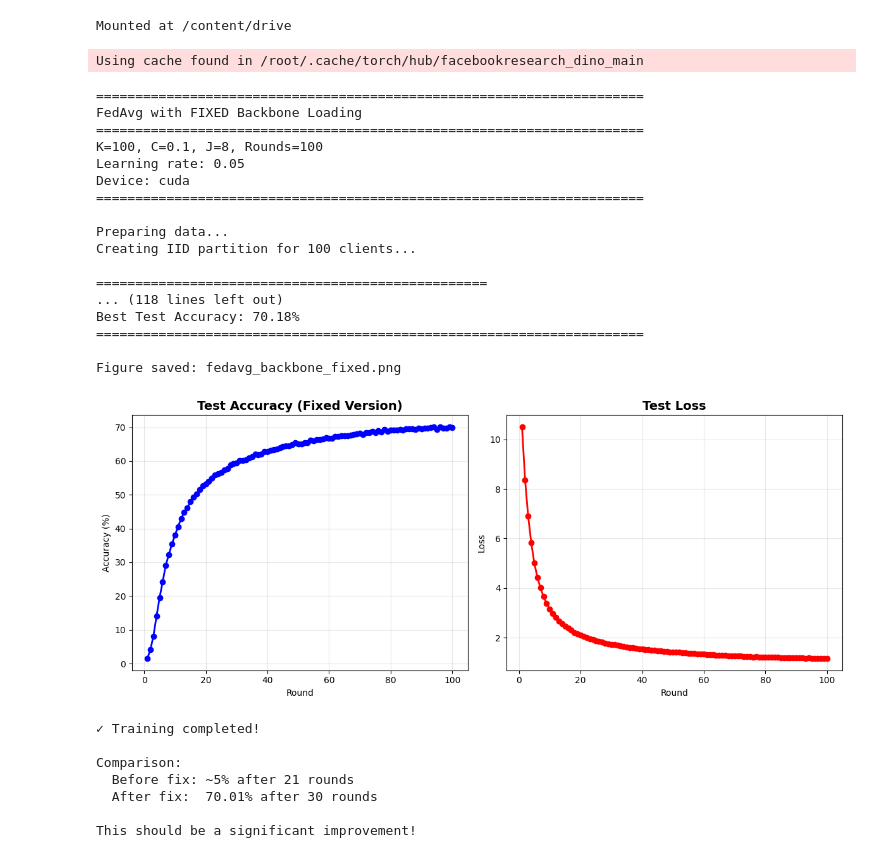
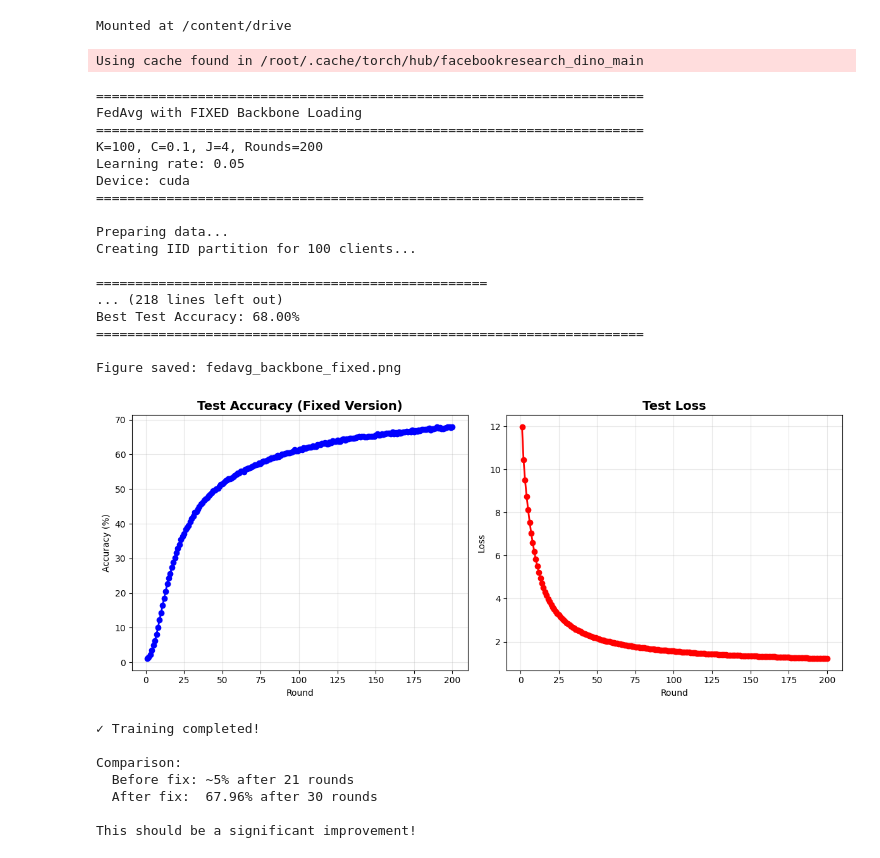
Before and after one commit to ILoveCoder999/FederatedLearning, a Jupyter notebook: fed_avg.ipynb, the cells around one changed output. Cells and saved outputs as stored; diff of their text form; code cells hidden in the pictures.

```diff
--- a/fed_avg.ipynb
+++ b/fed_avg.ipynb
@@ -284,43 +284,43 @@ def run_fedavg_fixed(K=100, C=0.1, J=8, rounds=100, lr=0.05):
 
 if __name__ == "__main__":
 
     history, model = run_fedavg_fixed(
         K=100,
         C=0.1,
-        J=8,
-        rounds=100,
+        J=4,
+        rounds=200,
         lr=0.05
     )
 
     print("\n✓ Training completed!")
     print("\nComparison:")
     print("  Before fix: ~5% after 21 rounds")
     print(f"  After fix:  {history['accuracy'][-1]:.2f}% after 30 rounds")
     print("\nThis should be a significant improvement!")
 # %% [output]
 Using cache found in /root/.cache/torch/hub/facebookresearch_dino_main
 ======================================================================
 FedAvg with FIXED Backbone Loading
 ======================================================================
-K=100, C=0.1, J=8, Rounds=100
+K=100, C=0.1, J=4, Rounds=200
 Learning rate: 0.05
 Device: cuda
 ======================================================================
 
 Preparing data...
 Creating IID partition for 100 clients...
 
 ==================================================
-... (118 lines left out)
-Best Test Accuracy: 70.18%
+... (218 lines left out)
+Best Test Accuracy: 68.00%
 ======================================================================
 
 Figure saved: fedavg_backbone_fixed.png
-[figure, old version]
+[figure, new version]
 ✓ Training completed!
 
 Comparison:
   Before fix: ~5% after 21 rounds
-  After fix:  70.01% after 30 rounds
+  After fix:  67.96% after 30 rounds
 
 This should be a significant improvement!
```
